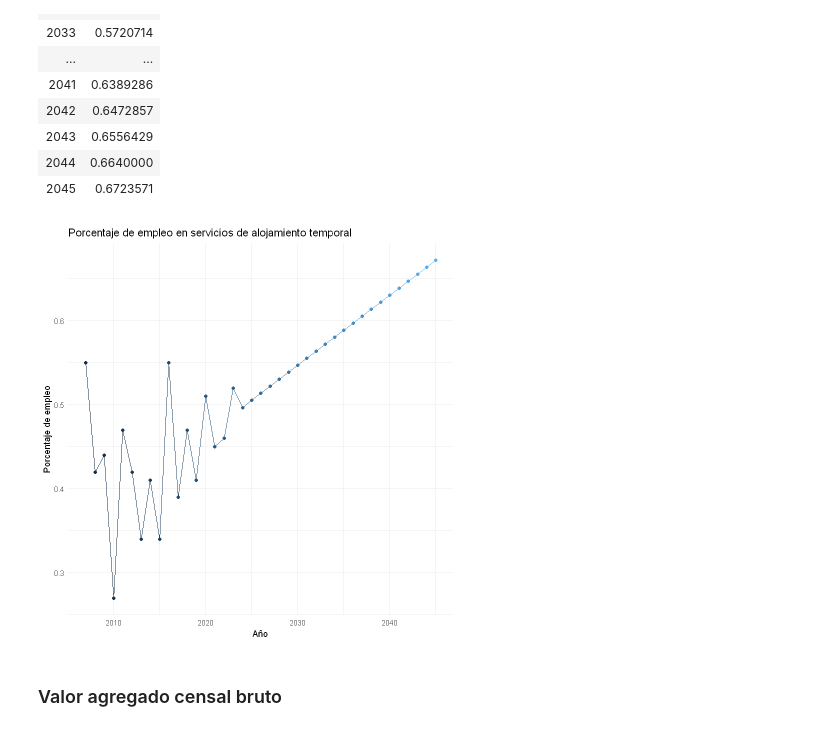
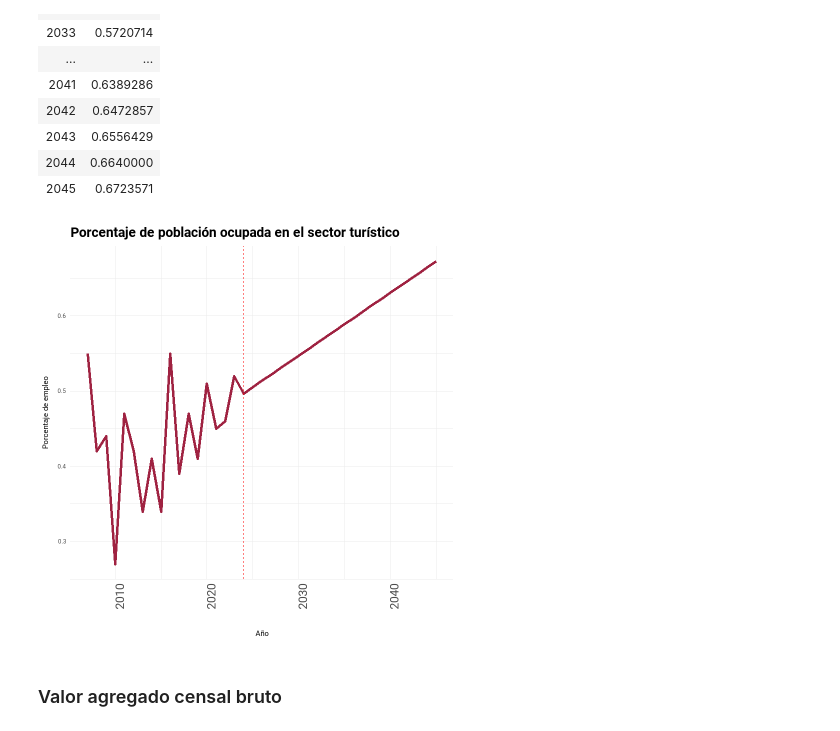
Before and after one commit to cpyp-ipdp/pgd_cdmx, a Jupyter notebook: indicadores/turismo/indicadores_turismo_pgd.ipynb, the cells around one changed output. Cells and saved outputs as stored; diff of their text form; code cells hidden in the pictures.

Commit message:
Se ajustan visualizaciones de datos y se agrega indicador de gasto promedio turístico

```diff
--- a/indicadores/turismo/indicadores_turismo_pgd.ipynb
+++ b/indicadores/turismo/indicadores_turismo_pgd.ipynb
@@ -696,14 +723,26 @@ A data.frame: 22 × 2
 # %%
 #Pegar datos
 empleo_turismo_cdmx_final<-bind_rows(empleo_turismo_cdmx,prediccion)
 #Graficar
 empleo_turismo_cdmx_final%>%
-ggplot(aes(x=year, y=porcentaje, color=year))+
-geom_line()+geom_point()+
-labs(title="Porcentaje de empleo en servicios de alojamiento temporal",x="Año",y="Porcentaje de empleo")+theme_minimal()+
-theme(legend.position = "none")
+ggplot(aes(x=year, y=porcentaje))+
+geom_line()+
+geom_line(color="#9f2241",linewidth=1.5)+
+geom_vline(xintercept = c(2024), linetype = "dashed", color = "red")+
+labs(title="Porcentaje de población ocupada en el sector turístico",x="Año",y="Porcentaje de empleo")+theme_minimal()+
+theme(legend.position = "none",
+        plot.title = element_text(hjust = 0, size=20, face="bold"),
+        plot.subtitle = element_text(hjust = 0, size=15, face="italic"),
+        plot.caption = element_text(hjust = 0, size=10),
+        legend.text = element_text(size=18),
+        axis.text.x = element_text(angle = 90, hjust = 1, size=18),
+        legend.title = element_text(size=18),
+        text = element_text(family="rob")
+        )
+
+ggsave("empleo_turismo_2.png", width = 10, height = 6, dpi = 100,bg="white")
 # %% [output]
-[figure, old version]
+[figure, new version]
 # %%
 #Calcular tcma de 2014 a 2023
 #tcma<-((empleo_turismo_cdmx$porcentaje[empleo_turismo_cdmx$year==2023]/empleo_turismo_cdmx$porcentaje[empleo_turismo_cdmx$year==2014])^(1/(2023-2014))-1)
```
Also changed, not shown: parts of 15 cells of this notebook.
